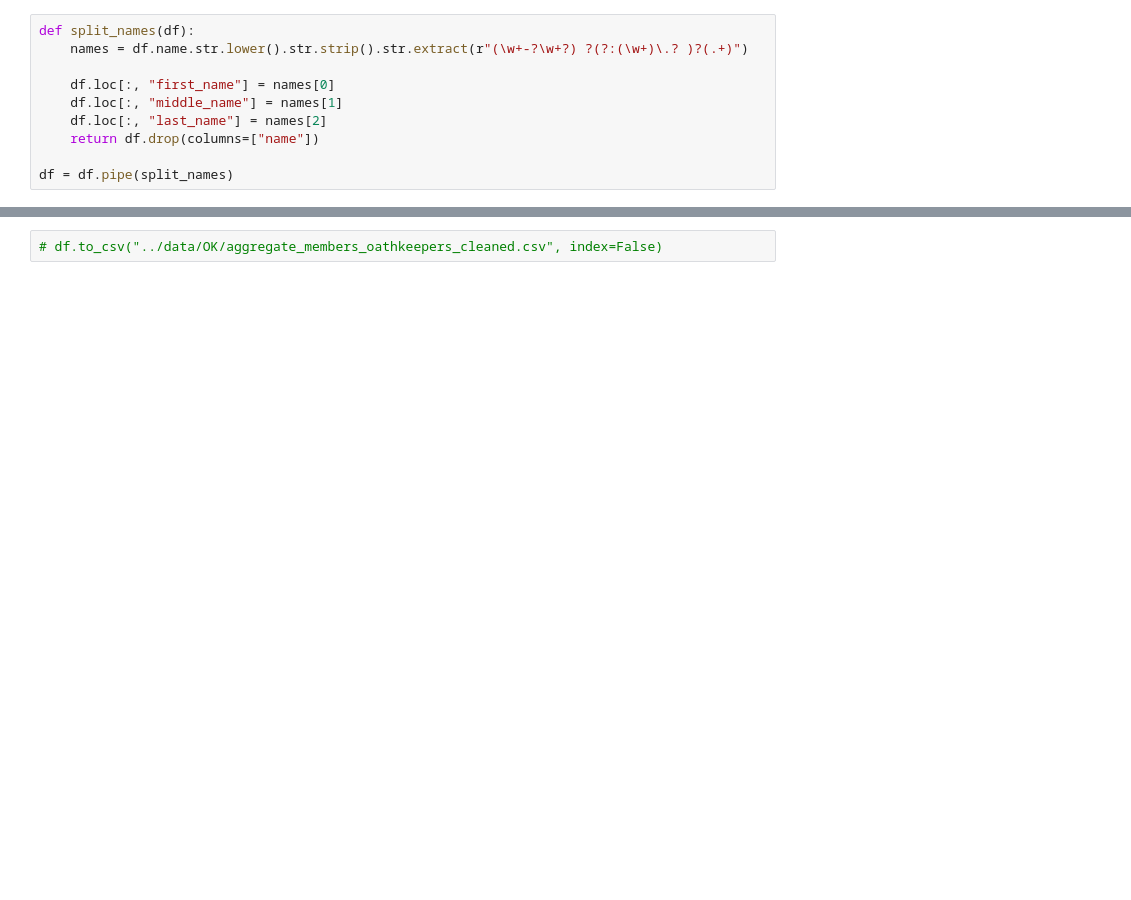
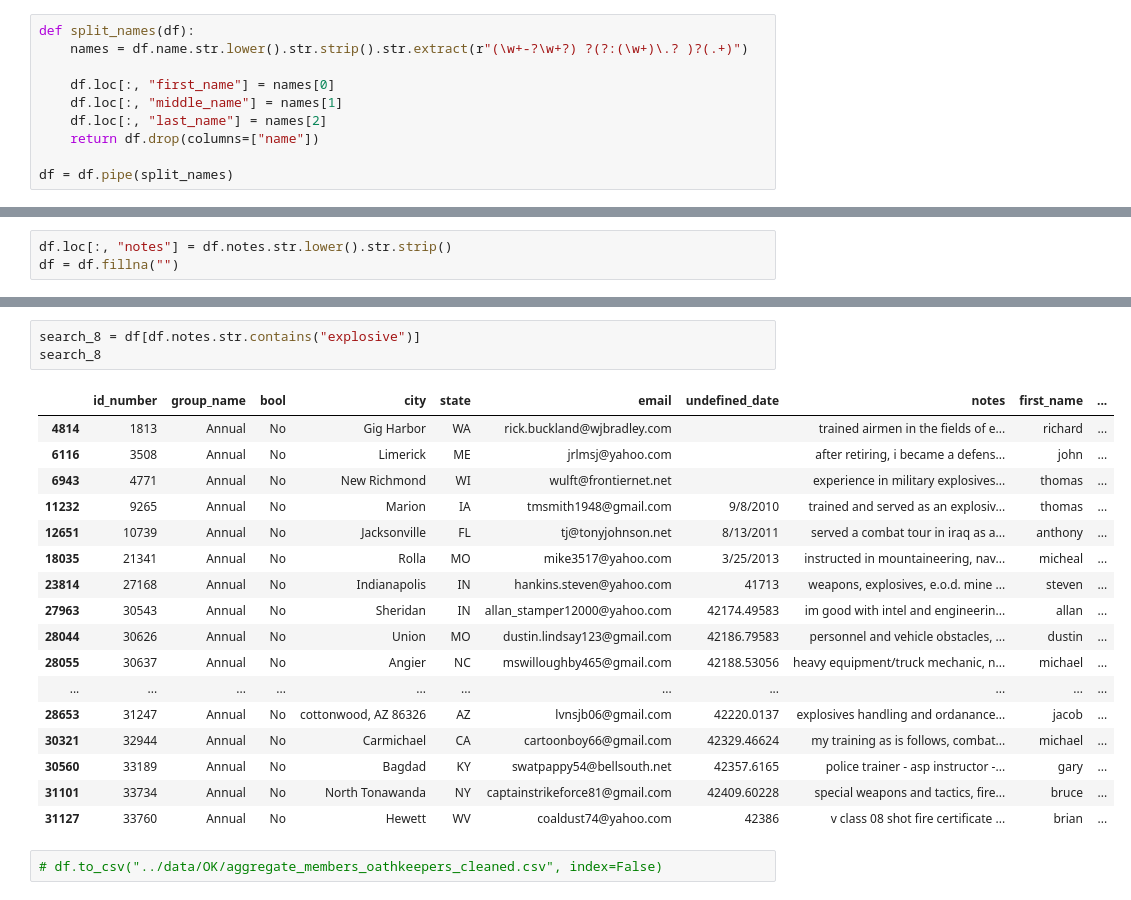
Before and after one commit to ayyubibrahimi/ok, a Jupyter notebook: notebooks/clean.ipynb, the cells around one changed output, grey strips where cells are left out. Drawn from its saved outputs; the diff is of its cells as text; blank space fills up the shorter version.

```diff
--- a/notebooks/clean.ipynb
+++ b/notebooks/clean.ipynb
@@ -53,0 +55,3 @@ df.loc[:, ["first_name", "middle_name", "last_name"]].iloc[50:100]
+# %%
+df.loc[:, "notes"] = df.notes.str.lower().str.strip()
+df = df.fillna("")
@@ -54,2 +200,23 @@ df.loc[:, ["first_name", "middle_name", "last_name"]].iloc[50:100]
+# %%
+search_8 = df[df.notes.str.contains("explosive")]
+search_8
+# %% [output]
+|  | id_number | group_name | bool | city | state | email | undefined_date | notes | first_name | ... |
+| 4814 | 1813 | Annual | No | Gig Harbor | WA | rick.buckland@wjbradley.com |  | trained airmen in the fields of e... | richard | ... |
+| 6116 | 3508 | Annual | No | Limerick | ME | jrlmsj@yahoo.com |  | after retiring, i became a defens... | john | ... |
+| 6943 | 4771 | Annual | No | New Richmond | WI | wulft@frontiernet.net |  | experience in military explosives... | thomas | ... |
+| 11232 | 9265 | Annual | No | Marion | IA | tmsmith1948@gmail.com | 9/8/2010 | trained and served as an explosiv... | thomas | ... |
+| 12651 | 10739 | Annual | No | Jacksonville | FL | tj@tonyjohnson.net | 8/13/2011 | served a combat tour in iraq as a... | anthony | ... |
+| 18035 | 21341 | Annual | No | Rolla | MO | mike3517@yahoo.com | 3/25/2013 | instructed in mountaineering, nav... | micheal | ... |
+| 23814 | 27168 | Annual | No | Indianapolis | IN | hankins.steven@yahoo.com | 41713 | weapons, explosives, e.o.d. mine ... | steven | ... |
+| 27963 | 30543 | Annual | No | Sheridan | IN | allan_stamper12000@yahoo.com | 42174.49583 | im good with intel and engineerin... | allan | ... |
+| 28044 | 30626 | Annual | No | Union | MO | dustin.lindsay123@gmail.com | 42186.79583 | personnel and vehicle obstacles, ... | dustin | ... |
+| 28055 | 30637 | Annual | No | Angier | NC | mswilloughby465@gmail.com | 42188.53056 | heavy equipment/truck mechanic, n... | michael | ... |
+| ... | ... | ... | ... | ... | ... | ... | ... | ... | ... | ... |
+| 28653 | 31247 | Annual | No | cottonwood, AZ 86326 | AZ | lvnsjb06@gmail.com | 42220.0137 | explosives handling and ordanance... | jacob | ... |
+| 30321 | 32944 | Annual | No | Carmichael | CA | cartoonboy66@gmail.com | 42329.46624 | my training as is follows, combat... | michael | ... |
+| 30560 | 33189 | Annual | No | Bagdad | KY | swatpappy54@bellsouth.net | 42357.6165 | police trainer - asp instructor -... | gary | ... |
+| 31101 | 33734 | Annual | No | North Tonawanda | NY | captainstrikeforce81@gmail.com | 42409.60228 | special weapons and tactics, fire... | bruce | ... |
+| 31127 | 33760 | Annual | No | Hewett | WV | coaldust74@yahoo.com | 42386 | v class 08 shot fire certificate ... | brian | ... |
 # %%
 # df.to_csv("../data/OK/aggregate_members_oathkeepers_cleaned.csv", index=False)
```
Also changed, not shown: parts of 9 cells of this notebook, 5 other files.
